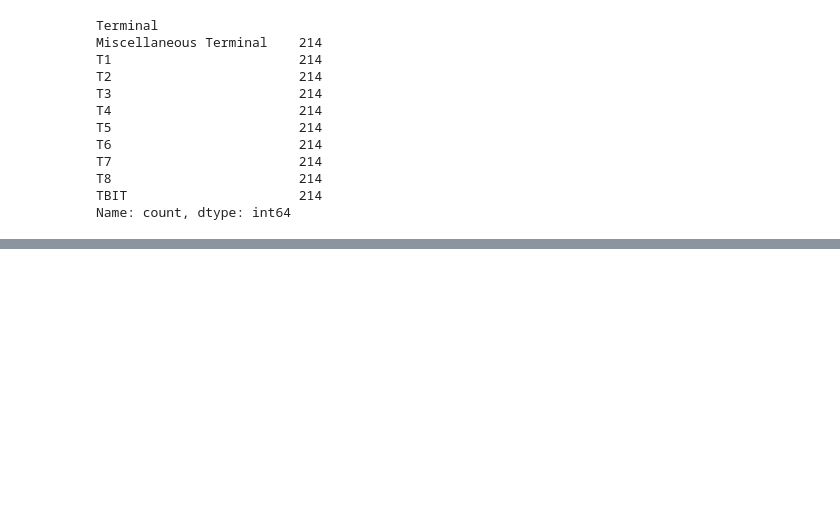
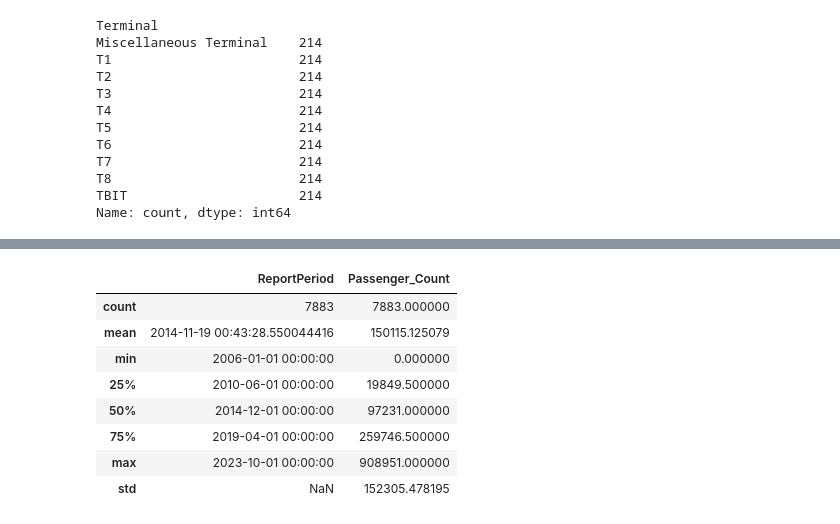
Before and after one commit to Kajaani-Balabavan/deep-panel, a Jupyter notebook: notebooks/Transport_domain.ipynb, the cells around one changed output, grey strips where cells are left out. Saved outputs shown, nothing was run; the diff lists cells and outputs as text; code cells hidden in the pictures; blank space fills up the shorter version.

```diff
--- a/notebooks/Transport_domain.ipynb
+++ b/notebooks/Transport_domain.ipynb
@@ -171,0 +196,12 @@ df_pivot.to_csv(r'..\data\processed\Passenger_Traffic_Los_Angeles.csv', index=Fa
+# %%
+df.describe()
+# %% [output]
+|  | ReportPeriod | Passenger_Count |
+| count | 7883 | 7883.000000 |
+| mean | 2014-11-19 00:43:28.550044416 | 150115.125079 |
+| min | 2006-01-01 00:00:00 | 0.000000 |
+| 25% | 2010-06-01 00:00:00 | 19849.500000 |
+| 50% | 2014-12-01 00:00:00 | 97231.000000 |
+| 75% | 2019-04-01 00:00:00 | 259746.500000 |
+| max | 2023-10-01 00:00:00 | 908951.000000 |
+| std | NaN | 152305.478195 |
```
Also changed, not shown: parts of 5 cells of this notebook, 7 other files.
